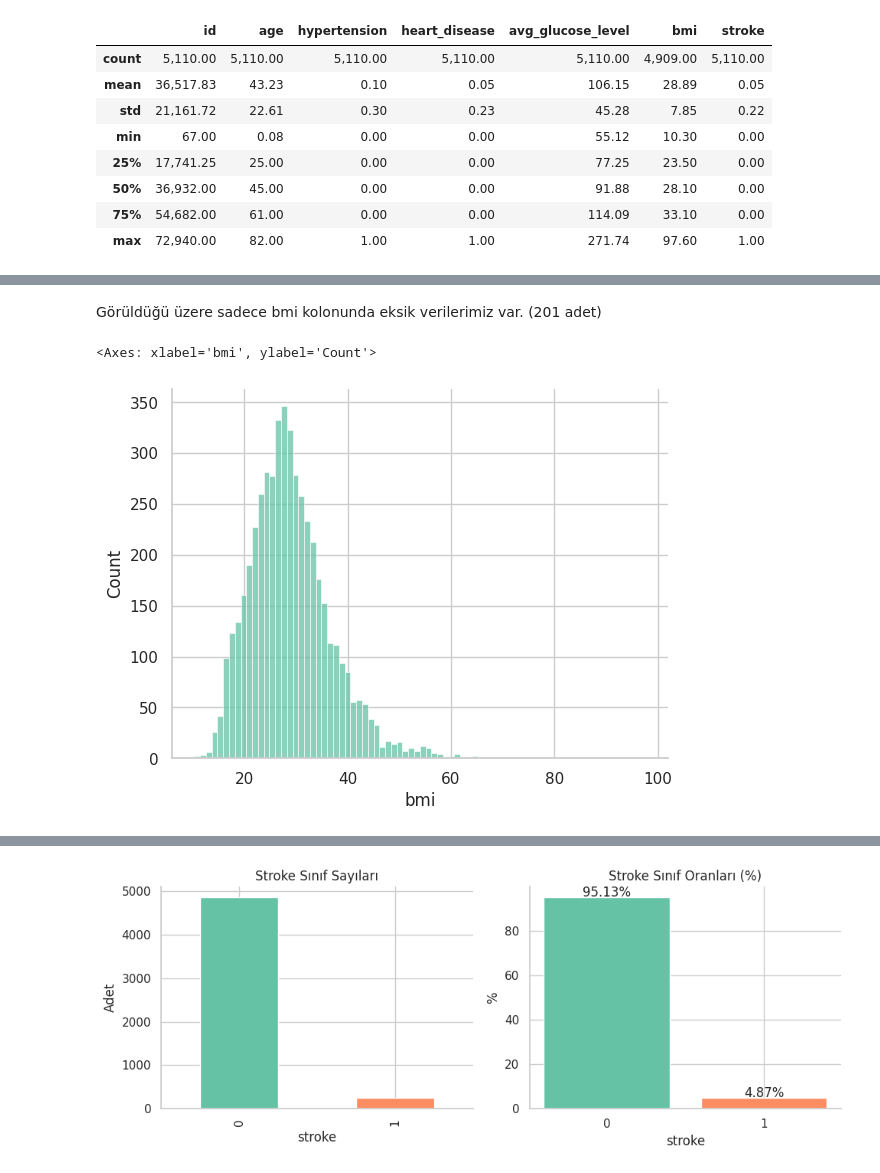
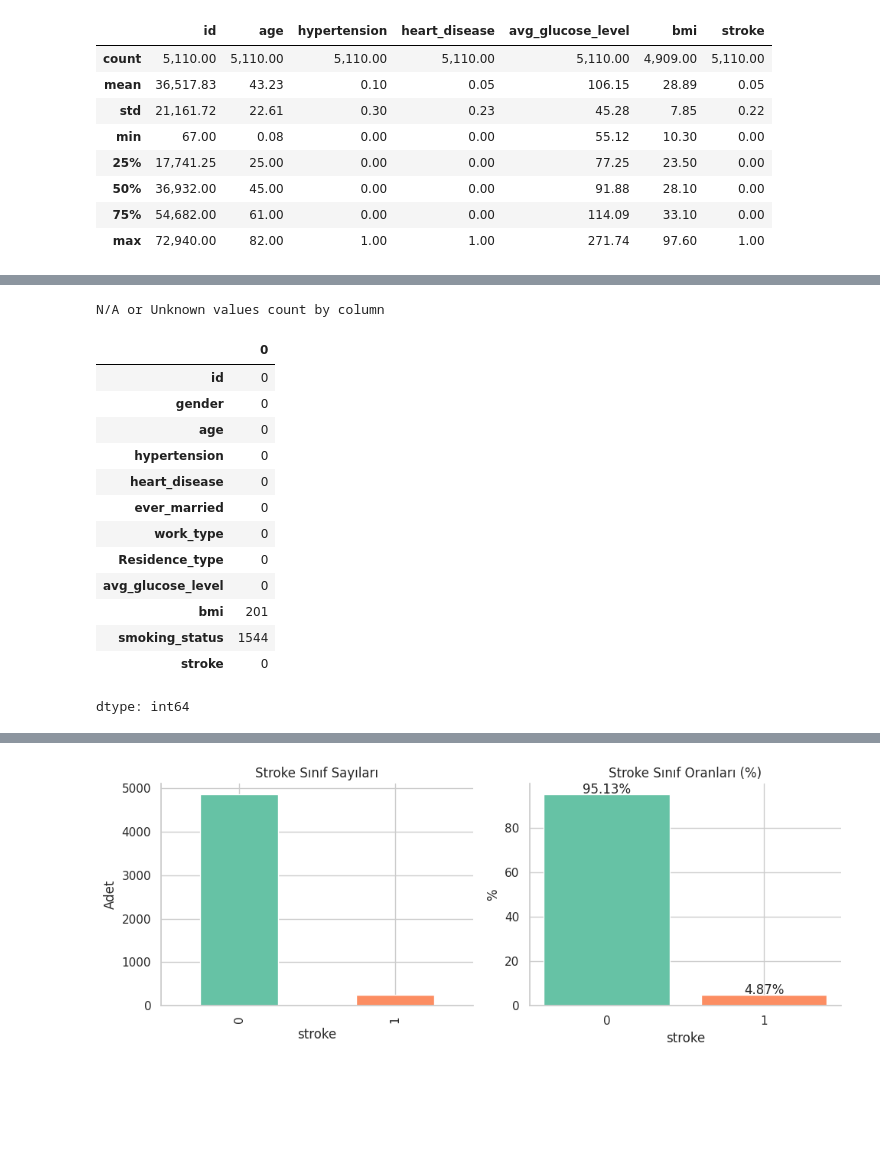
Before and after one commit to emirhangull/StrokePrediction, a Jupyter notebook: analysis.ipynb, the cells around one changed output, grey strips where cells are left out. Cells and saved outputs as stored; diff of their text form; code cells hidden in the pictures; blank space fills up the shorter version.

```diff
--- a/analysis.ipynb
+++ b/analysis.ipynb
@@ -105,10 +90,20 @@ dtype: int64
-# %% [markdown]
-Görüldüğü üzere sadece bmi kolonunda eksik verilerimiz var. (201 adet)
-# %%
-df['bmi'].isnull().sum()
-df['bmi'].isnull().mean()
-df['bmi'].describe()
-sns.histplot(df['bmi'])
-# %% [output]
-<Axes: xlabel='bmi', ylabel='Count'>
-[figure, removed]
+# %%
+print("N/A or Unknown values count by column")
+df['smoking_status'] = df['smoking_status'].replace('Unknown', np.nan)
+df.isna().sum()
+# %% [output]
+N/A or Unknown values count by column
+|  | 0 |
+| id | 0 |
+| gender | 0 |
+| age | 0 |
+| hypertension | 0 |
+| heart_disease | 0 |
+| ever_married | 0 |
+| work_type | 0 |
+| Residence_type | 0 |
+| avg_glucose_level | 0 |
+| bmi | 201 |
+| smoking_status | 1544 |
+| stroke | 0 |
+dtype: int64
```
Also changed, not shown: parts of 13 cells of this notebook.
